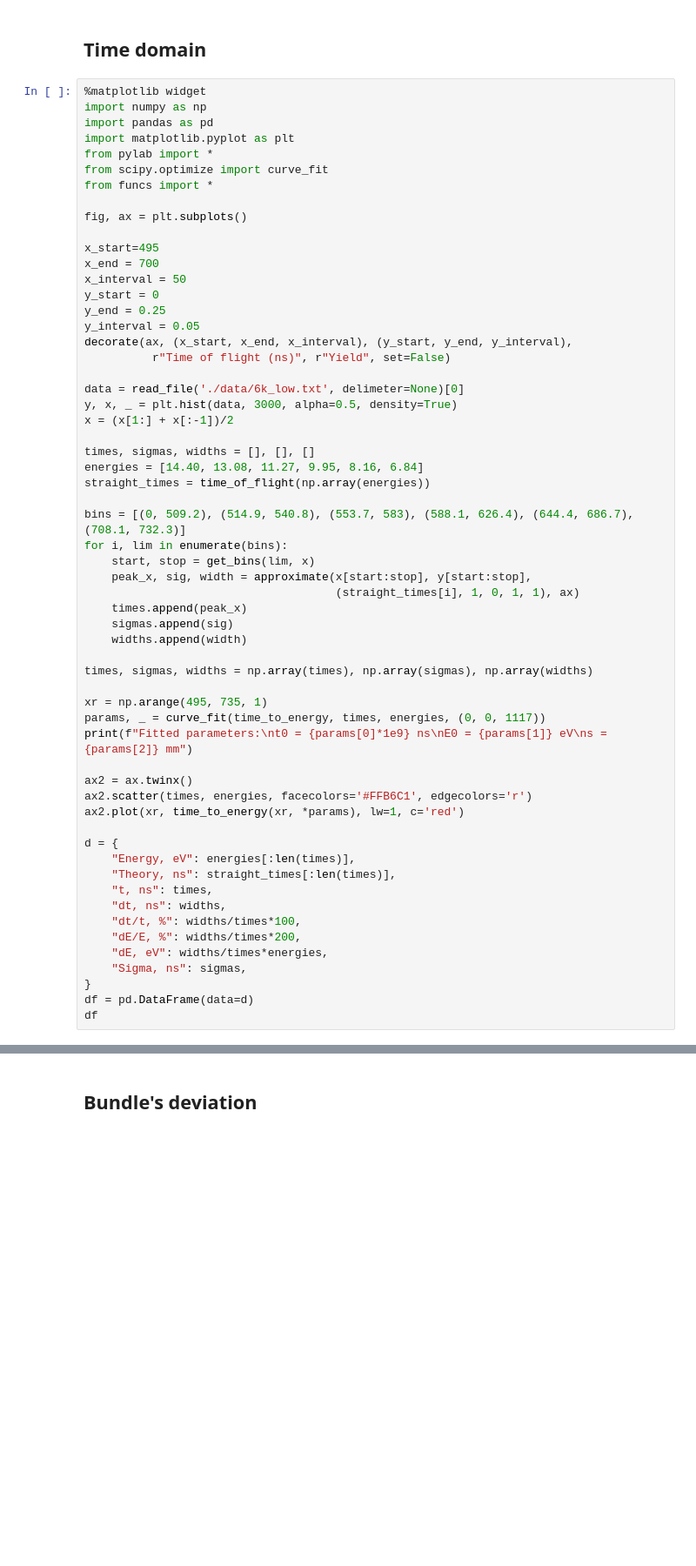
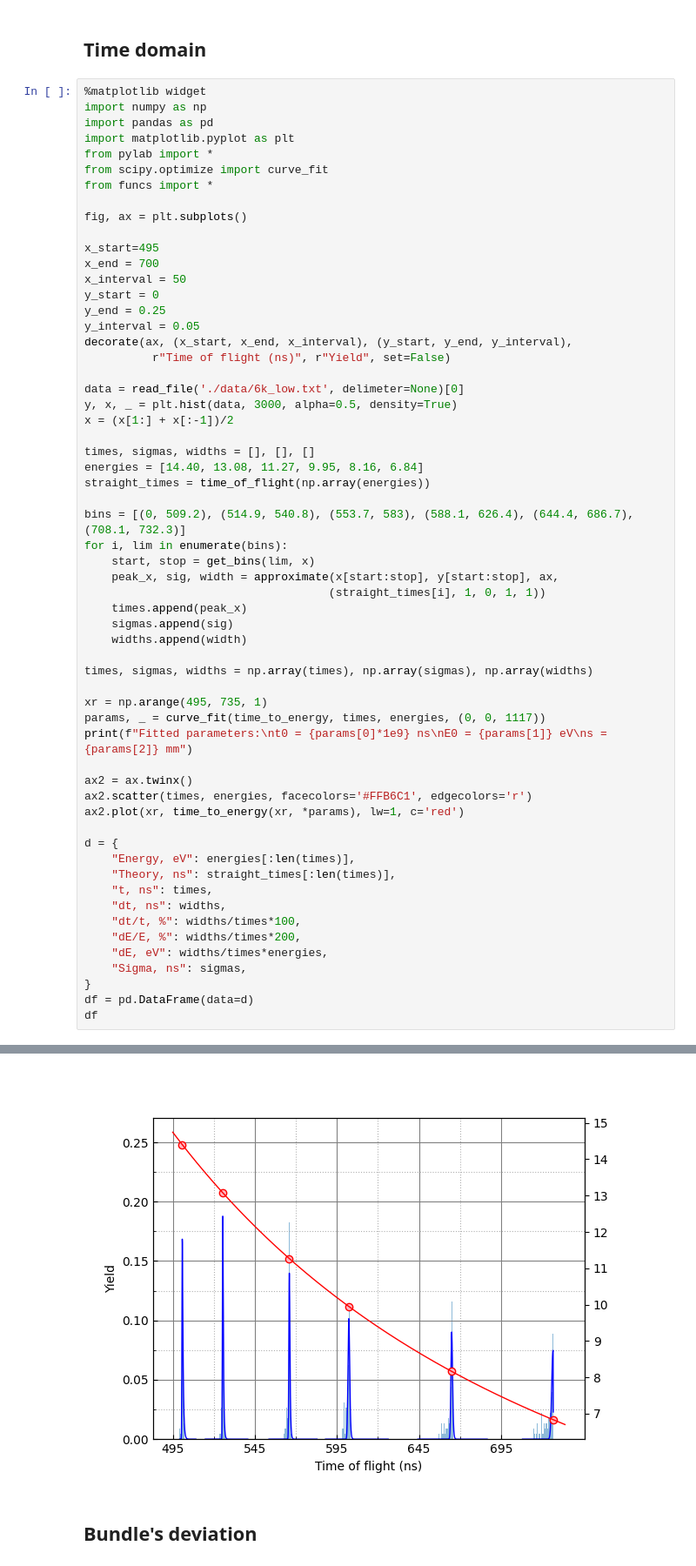
Before and after one commit to MohannadC/tof, a Jupyter notebook: smth.ipynb, the cells around one changed output, grey strips where cells are left out. Shown at 87% size. Drawn from its saved outputs; the diff is of its cells as text; blank space fills up the shorter version.

```diff
--- a/smth.ipynb
+++ b/smth.ipynb
@@ -31,8 +31,8 @@ straight_times = time_of_flight(np.array(energies))
 bins = [(0, 509.2), (514.9, 540.8), (553.7, 583), (588.1, 626.4), (644.4, 686.7), (708.1, 732.3)]
 for i, lim in enumerate(bins):
     start, stop = get_bins(lim, x)
-    peak_x, sig, width = approximate(x[start:stop], y[start:stop],
-                                     (straight_times[i], 1, 0, 1, 1), ax)
+    peak_x, sig, width = approximate(x[start:stop], y[start:stop], ax,
+                                    (straight_times[i], 1, 0, 1, 1))
     times.append(peak_x)
     sigmas.append(sig)
     widths.append(width)
@@ -59,3 +59,4 @@ d = {
 }
 df = pd.DataFrame(data=d)
 df
+# %% [output]
@@ -62,3 +74,4 @@ df
+[figure, added]
 # %% [markdown]
 ## Bundle's deviation <a class="anchor" id="section-5"></a>
 # %%
```
Also changed, not shown: parts of 3 cells of this notebook, 1 other file.
